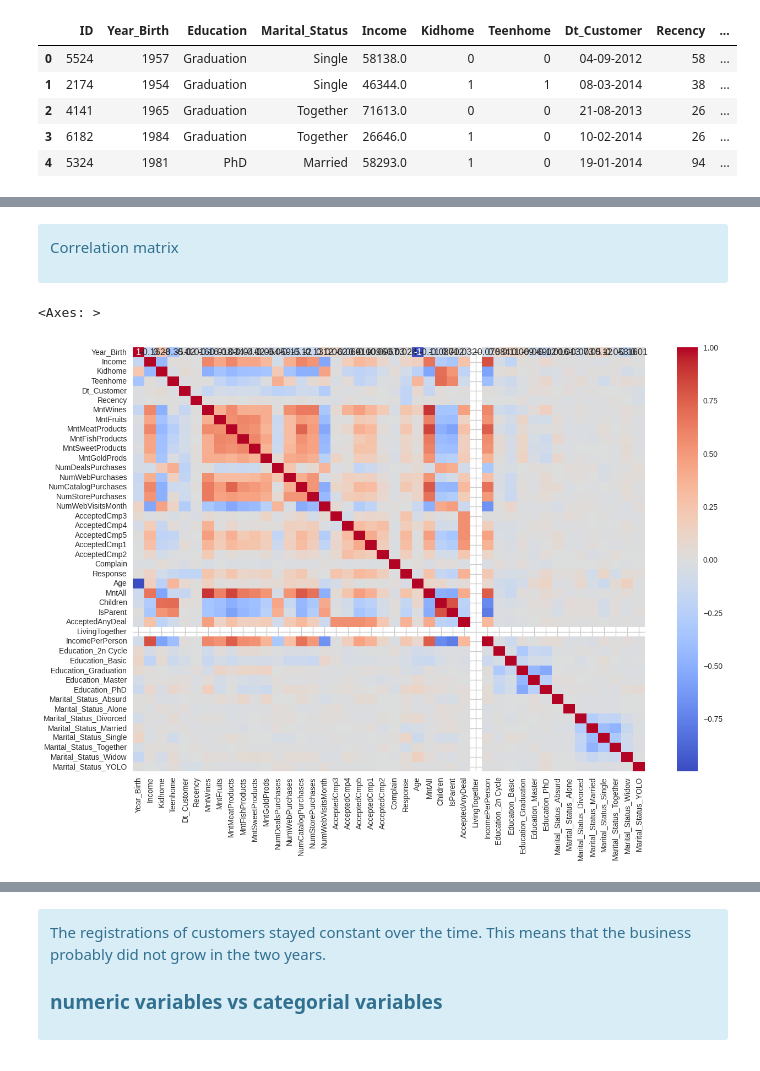
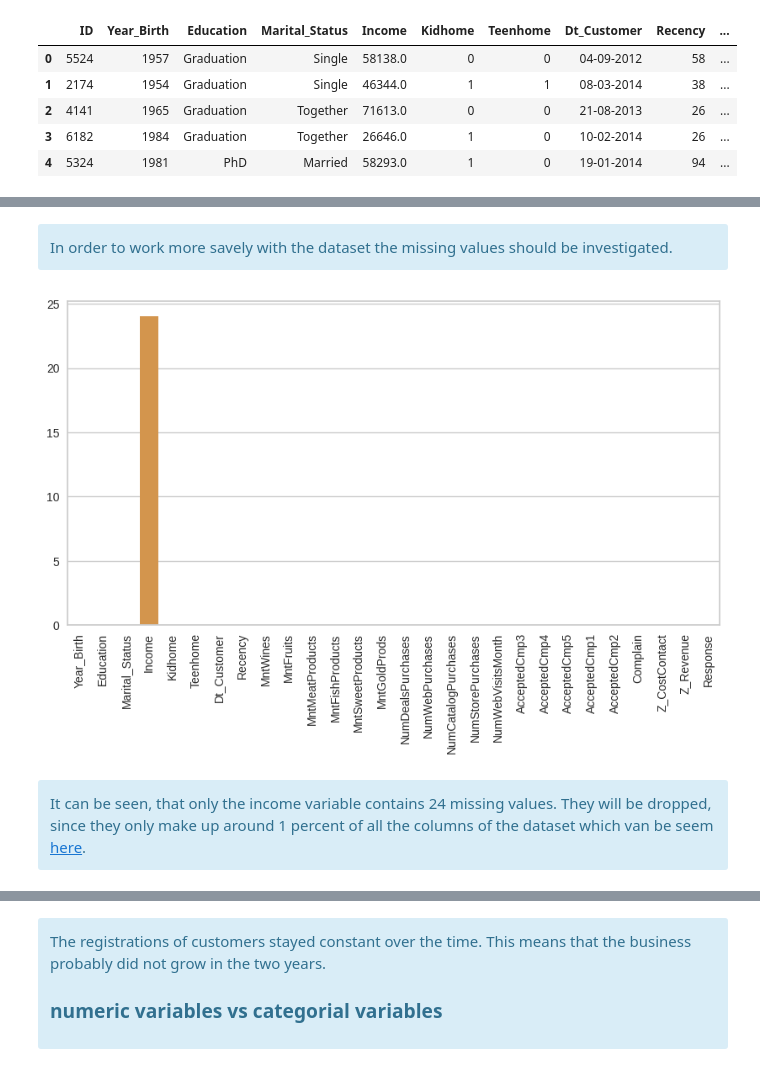
Before and after one commit to Tomson909/Customer-Personality-Analysis, a Jupyter notebook: main.ipynb, the cells around one changed output, grey strips where cells are left out. Drawn from its saved outputs; the diff is of its cells as text; code cells hidden in the pictures.

```diff
--- a/main.ipynb
+++ b/main.ipynb
@@ -166,27 +132,0 @@ It can be seen, that 24 rows contain missing values in the column income. These
-# %%
-# Age is difference between the Dt_Customer and Year_Birth, since it was probably the time where the measurement was taken
-data['Age'] = (data['Dt_Customer'].dt.year - data['Year_Birth'].dt.year).astype(int)
-
-# create a column for overall spending by adding all the spending columns
-data['MntAll'] = data['MntWines'] + data['MntFruits'] + data['MntMeatProducts'] + data['MntFishProducts'] + data['MntSweetProducts'] + data['MntGoldProds']
-
-# combine children and teen to one column
-data['Children'] = data['Kidhome'] + data['Teenhome']
-
-# is parent or not
-data['IsParent'] = np.where((data['Kidhome'] > 0) | (data['Teenhome'] > 0), 1, 0)
-
-# how many deals accepted
-data['AcceptedAnyDeal'] = data['AcceptedCmp1'] + data['AcceptedCmp2'] + data['AcceptedCmp3'] + data['AcceptedCmp4'] + data['AcceptedCmp5']
-
-# Living with or not
-data['LivingTogether'] = np.where((data['IsParent'] > 0) | (data['Marital_Status'] != 'Together') | (data['Marital_Status'] != 'Married'), 1, 0)
-
-# accepted any deal or not
-data['AcceptedAnyDeal'] = np.where(data['AcceptedAnyDeal'] > 0, 1, 0)
-
-# create a income per people column, the plus 1 is to avoid division by zero, should also consider marital status
-data['IncomePerPerson'] = data['Income'] / (data['Children'] + 1)
-
-# drop Z_CostContact and Z_Revenue since they are constant
-data.drop(['Z_CostContact', 'Z_Revenue'], axis=1, inplace=True)
@@ -395,12 +133,18 @@ plt.show()
-# %% [markdown]
-<div class="alert alert-block alert-info">
-
-Correlation matrix
-
-</div>
-# %%
-plt.figure(figsize=(15, 10))
-sns.heatmap(pd.get_dummies(data).corr(), annot=True, cmap='coolwarm')
-# %% [output]
-<Axes: >
-[figure, removed]
+# %% [markdown]
+
+<div class="alert alert-block alert-info">
+In order to work more savely with the dataset the missing values should be investigated.
+</div>
+# %%
+missing_values = data.isnull().sum()
+fig, ax = plt.subplots(figsize=(10, 5))
+sns.barplot(x=missing_values.index, y=missing_values.values, ax = ax)
+ax.set_xticklabels(ax.get_xticklabels(), rotation=90)
+plt.show()
+# %% [output]
+[figure, added]
+# %% [markdown]
+
+<div class="alert alert-block alert-info">
+It can be seen, that only the income variable contains 24 missing values. They will be dropped, since they only make up around 1 percent of all the columns of the dataset which van be seem <a href="#ida">here</a>.
+</div>
```
Also changed, not shown: parts of 62 cells of this notebook.
